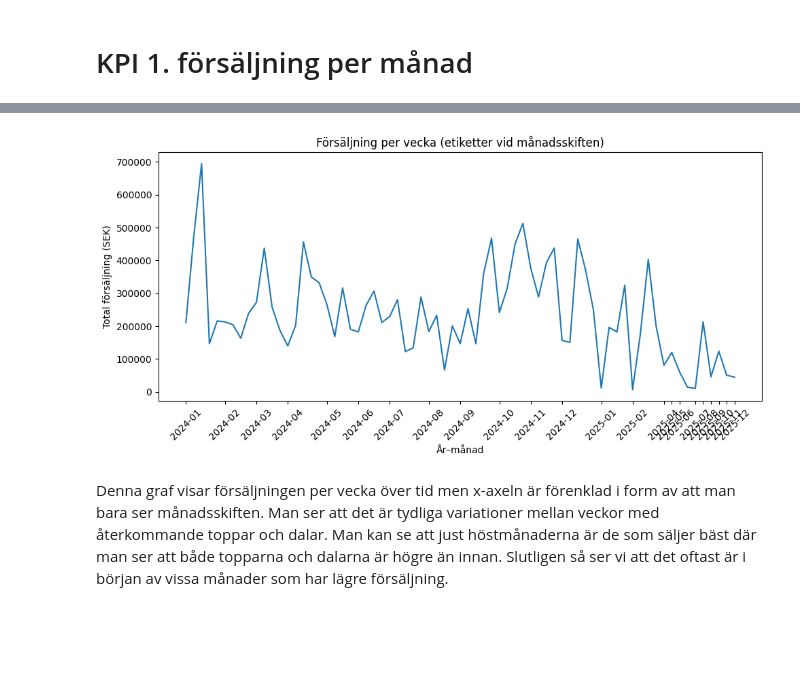
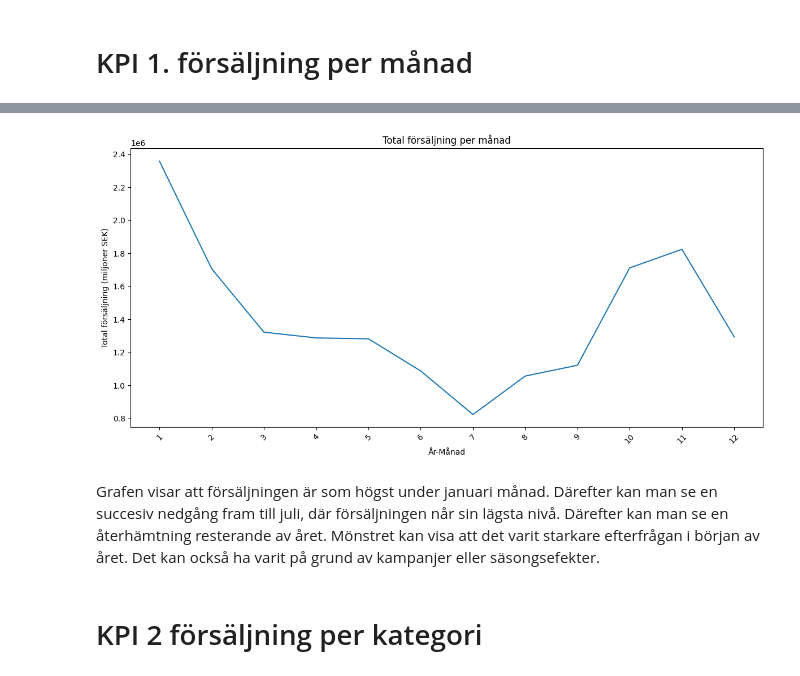
Before and after one commit to rikardsoderstrom/DataScience-uppgift, a Jupyter notebook: kpi_och_analys.ipynb, the cells around one changed output, grey strips where cells are left out. Saved outputs shown, nothing was run; the diff lists cells and outputs as text; code cells hidden in the pictures; blank space fills up the shorter version.

```diff
--- a/kpi_och_analys.ipynb
+++ b/kpi_och_analys.ipynb
@@ -15,3 +35,12 @@ for col in ["orderdatum", "leveransdatum", "recensionsdatum"]:
         df[col] = pd.to_datetime(df[col], errors="coerce")
 # %% [markdown]
 # KPI 1. försäljning per månad
+# %%
+kpi_försäljning_per_månad = (
+    df
+    .groupby("månad_num")["rad_intakt"]
+    .sum()
+    .sort_index()
+)
+
+kpi_försäljning_per_månad
@@ -18,44 +62,19 @@ for col in ["orderdatum", "leveransdatum", "recensionsdatum"]:
 # %%
 # 1) KPI per vecka
-kpi_försäljning_vecka = (
-    df
-    .groupby("år_vecka")["rad_intakt"]
-    .sum()
-    .sort_index()
-)
 
-# 2) Datum per vecka (för att hitta månadsskiften)
-veckor_med_datum = (
-    df
-    .groupby("år_vecka")["orderdatum"]
-    .min()
-    .sort_index()
-)
+plt.figure(figsize=(12,6))
+plt.plot(kpi_försäljning_per_månad.index.astype(str),
+         kpi_försäljning_per_månad.values)
 
-manadsskiften = veckor_med_datum[
-    veckor_med_datum.dt.month != veckor_med_datum.shift(1).dt.month
-]
-
-# 3) Bygg positionsaxel (0..n-1)
-x = range(len(kpi_försäljning_vecka))
-
-# positionerna där månadsskiften inträffar (matchar indexordningen)
-tick_pos = [kpi_försäljning_vecka.index.get_loc(ix) for ix in manadsskiften.index]
-tick_labels = manadsskiften.dt.strftime("%Y-%m")
-
-# 4) Plot + månadstics
-plt.figure(figsize=(10,5))
-plt.plot(x, kpi_försäljning_vecka.values)
-
-plt.xticks(tick_pos, tick_labels, rotation=45)
-plt.title("Försäljning per vecka (etiketter vid månadsskiften)")
-plt.xlabel("År–månad")
-plt.ylabel("Total försäljning (SEK)")
+plt.title("Total försäljning per månad")
+plt.xlabel("År-Månad")
+plt.ylabel("Total försäljning (miljoner SEK)")
+plt.xticks(rotation=45)
 plt.tight_layout()
 plt.show()
 # %% [output]
-[figure, old version]
+[figure, new version]
 # %% [markdown]
-Denna graf visar försäljningen per vecka över tid men x-axeln är förenklad i form av att man bara ser månadsskiften. Man ser att det är tydliga variationer mellan veckor med återkommande toppar och dalar.
-Man kan se att just höstmånaderna är de som säljer bäst där man ser att både topparna och dalarna är högre än innan.
-Slutligen så ser vi att det oftast är i början av vissa månader som har lägre försäljning.
+Grafen visar att försäljningen är som högst under januari månad. Därefter kan man se en succesiv nedgång fram till juli, där försäljningen når sin lägsta nivå. Därefter kan man se en återhämtning resterande av året. Mönstret kan visa att det varit starkare efterfrågan i början av året. Det kan också ha varit på grund av kampanjer eller säsongsefekter.
+# %% [markdown]
+# KPI 2 försäljning per kategori
```
Also changed, not shown: parts of 4 cells of this notebook.
